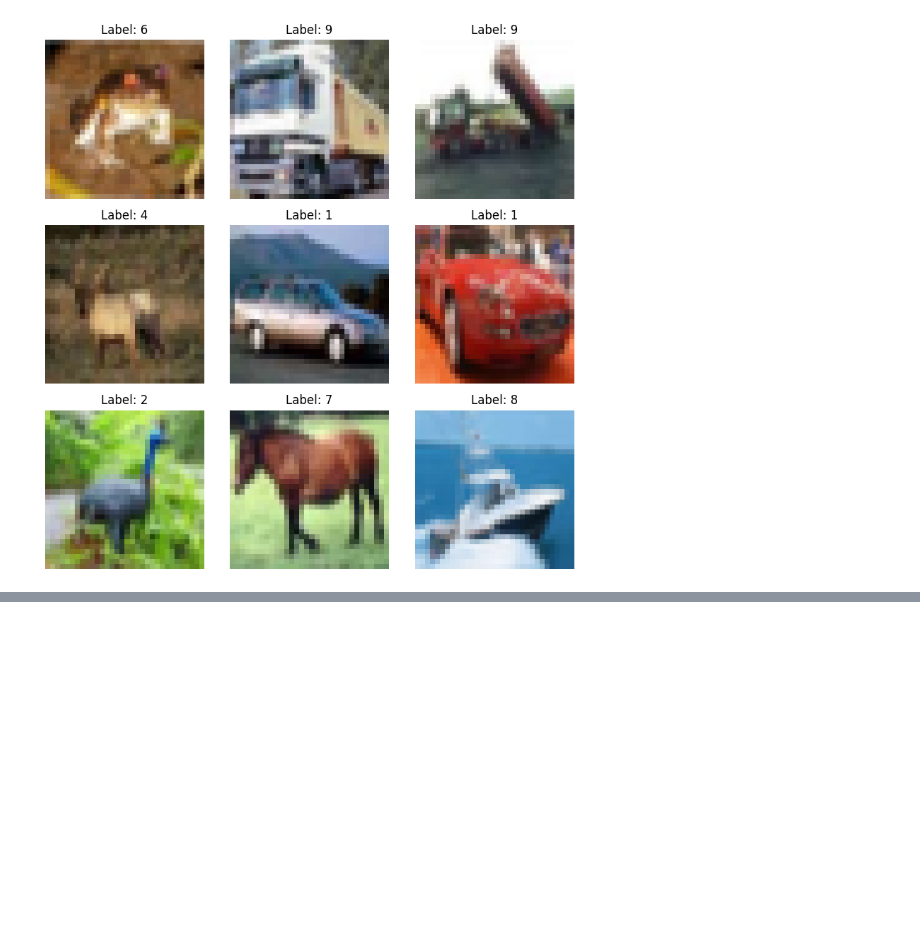
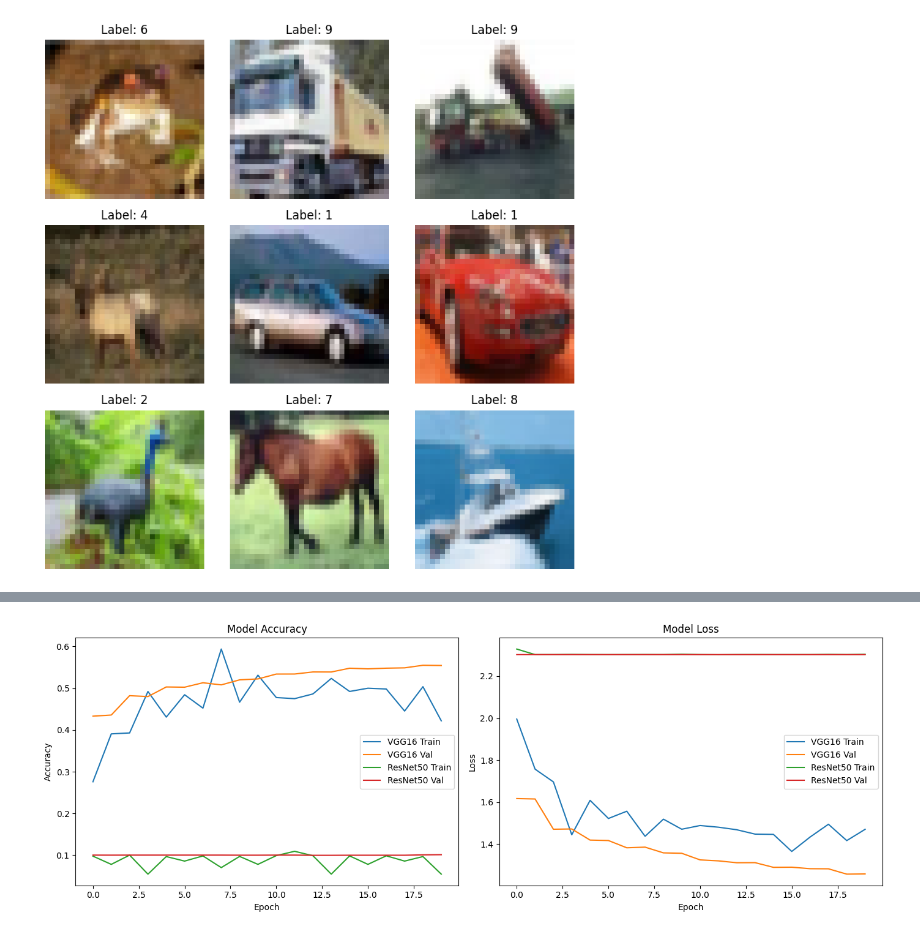
Before and after one commit to friedelj/AAI-510-TEAM-03, a Jupyter notebook: JFriedel_CV_Assignment2.ipynb, the cells around one changed output, grey strips where cells are left out. Cells and saved outputs as stored; diff of their text form; code cells hidden in the pictures; blank space fills up the shorter version.

```diff
--- a/JFriedel_CV_Assignment2.ipynb
+++ b/JFriedel_CV_Assignment2.ipynb
@@ -279,0 +502,7 @@ plt.show()
+# %%
+# Instantiate and train VGG16-based model
+vgg16_model = create_transfer_model(VGG16)
+history_vgg16 = vgg16_model.fit(datagen.flow(x_train, y_train, batch_size=128),
+                                epochs=20,
+                                validation_data=(x_test, y_test),
+                                steps_per_epoch=len(x_train) // 128)
@@ -279,0 +527,7 @@ plt.show()
+# %%
+# Instantiate and train ResNet50-based model
+resnet50_model = create_transfer_model(ResNet50)
+history_resnet50 = resnet50_model.fit(datagen.flow(x_train, y_train, batch_size=128),
+                                      epochs=20,
+                                      validation_data=(x_test, y_test),
+                                      steps_per_epoch=len(x_train) // 128)
@@ -279,0 +552,32 @@ plt.show()
+# %%
+# Function to plot learning curves for both models
+def plot_learning_curves(histories, model_names):
+    import matplotlib.pyplot as plt
+
+    plt.figure(figsize=(14, 5))
+    for i, (history, name) in enumerate(zip(histories, model_names)):
+        # Plot accuracy
+        plt.subplot(1, 2, 1)
+        plt.plot(history.history['accuracy'], label=f'{name} Train')
+        plt.plot(history.history['val_accuracy'], label=f'{name} Val')
+        plt.title('Model Accuracy')
+        plt.xlabel('Epoch')
+        plt.ylabel('Accuracy')
+        plt.legend()
+
+        # Plot loss
+        plt.subplot(1, 2, 2)
+        plt.plot(history.history['loss'], label=f'{name} Train')
+        plt.plot(history.history['val_loss'], label=f'{name} Val')
+        plt.title('Model Loss')
+        plt.xlabel('Epoch')
+        plt.ylabel('Loss')
+        plt.legend()
+
+    plt.tight_layout()
+    plt.show()
+# %%
+# Plot learning curves
+plot_learning_curves([history_vgg16, history_resnet50], ['VGG16', 'ResNet50'])
+# %% [output]
+[figure, added]
```
Also changed, not shown: parts of 26 cells of this notebook.
